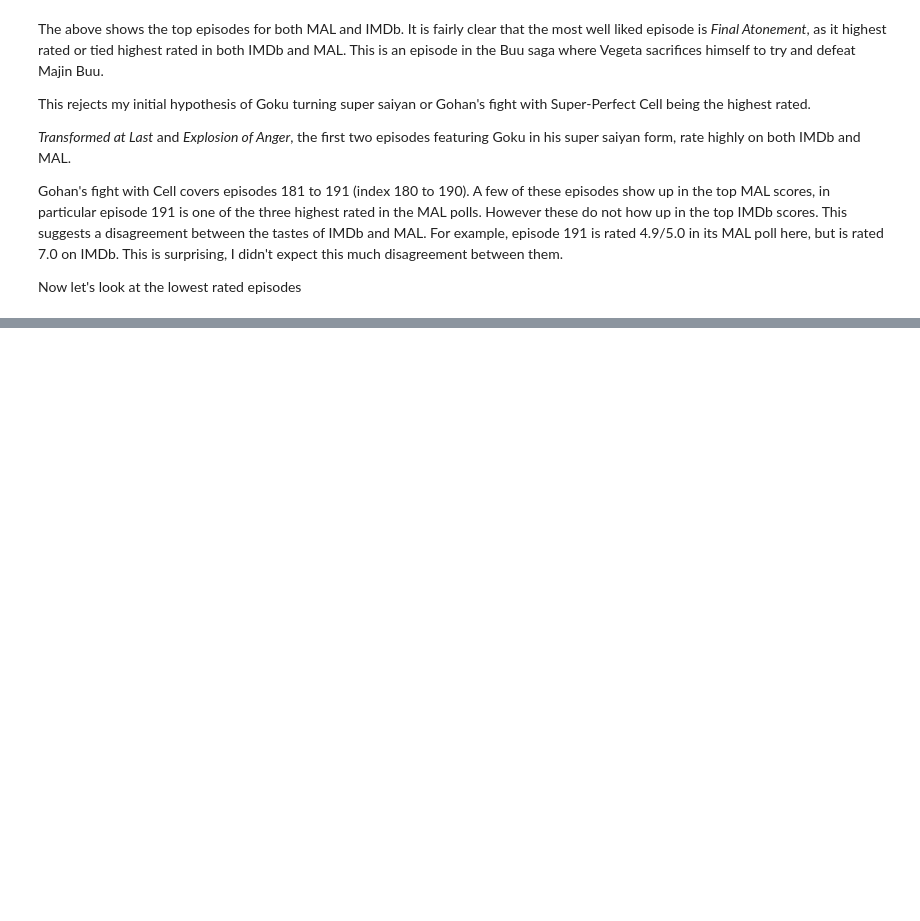
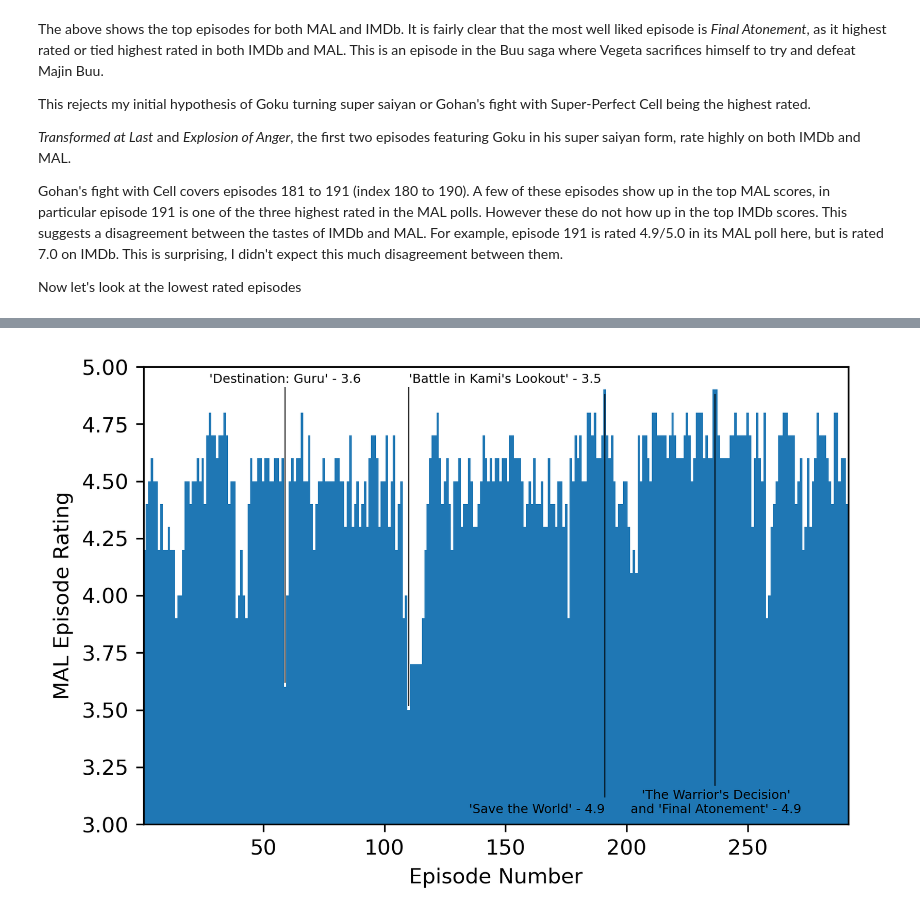
Before and after one commit to finn-okeeffe/best-dbz-episode, a Jupyter notebook: analysis_and_visualisation.ipynb, the cells around one changed output, grey strips where cells are left out. Drawn from its saved outputs; the diff is of its cells as text; code cells hidden in the pictures; blank space fills up the shorter version.

```diff
--- a/analysis_and_visualisation.ipynb
+++ b/analysis_and_visualisation.ipynb
@@ -299,21 +171,0 @@ plt.savefig("figures/IMDb_episode_ratings.png")
-# %%
-# again for MAL
-fig,ax = plt.subplots(dpi=300)
-bars = ax.bar(x=compiled_df['mal_id'], height=compiled_df['MAL_score'], width=1)
-ax.set_ylim((3,5))
-ax.set_xlim((0.5,291.5))
-ax.set_xlabel("Episode Number")
-ax.set_ylabel("MAL Episode Rating")
-title_label(ax, 191, 'MAL_score', height_offset=-0.05, text_line_gap=0.05, ha='right')
-label_bar(ax, 237, 'MAL_score', "\'The Warrior\'s Decision\'\nand \'Final Atonement\' - 4.9",
-          xpos=236.5, height_offset=-0.05, text_line_gap=0.1, ha='center')
-
-# arguments for title_label for each bad ep
-args = [{"ha":"left"},\
-       {"ha":"center"}]
-j=0
-for i,row in worst_MAL.head(2).iterrows():
-    title_label(ax, row['mal_id'], 'MAL_score', height_offset=-0.1, **args[j])
-    j+=1
-plt.show()
-plt.savefig("figures/MAL_episode_ratings.png")
@@ -321,0 +299,23 @@ plt.savefig("figures/MAL_episode_ratings.png")
+# %%
+# again for MAL
+fig,ax = plt.subplots(dpi=300)
+bars = ax.bar(x=compiled_df['mal_id'], height=compiled_df['MAL_score'], width=1)
+ax.set_ylim((3,5))
+ax.set_xlim((0.5,291.5))
+ax.set_xlabel("Episode Number")
+ax.set_ylabel("MAL Episode Rating")
+title_label(ax, 191, 'MAL_score', height_offset=-0.05, text_line_gap=0.05, ha='right')
+label_bar(ax, 237, 'MAL_score', "\'The Warrior\'s Decision\'\nand \'Final Atonement\' - 4.9",
+          xpos=236.5, height_offset=-0.05, text_line_gap=0.1, ha='center')
+
+# arguments for title_label for each bad ep
+args = [{"ha":"left"},\
+       {"ha":"center"}]
+j=0
+for i,row in worst_MAL.head(2).iterrows():
+    title_label(ax, row['mal_id'], 'MAL_score', height_offset=-0.07, **args[j])
+    j+=1
+plt.show()
+fig.savefig("figures/MAL_episode_ratings.png")
+# %% [output]
+[figure, added]
```
Also changed, not shown: parts of 7 cells of this notebook, 3 other files.
